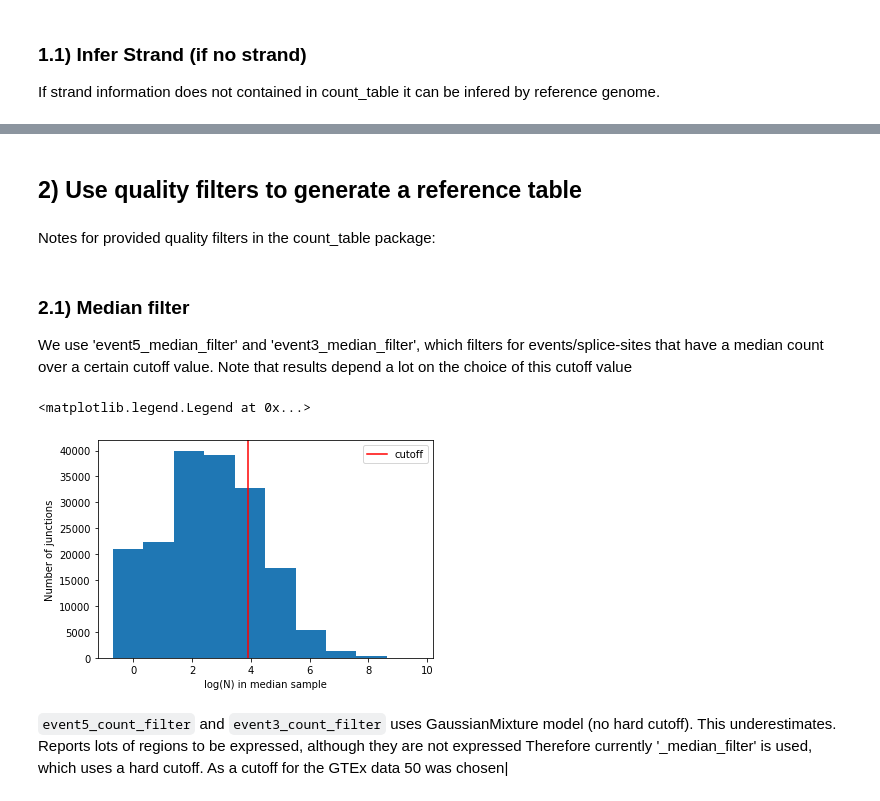
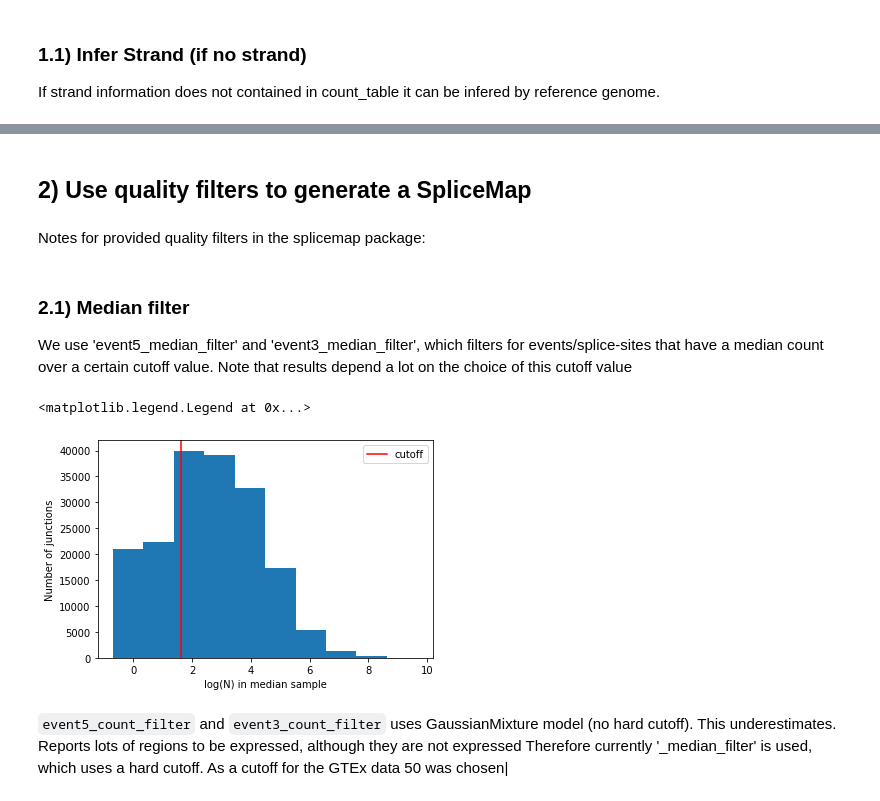
Before and after one commit to gagneurlab/splicemap, a Jupyter notebook: notebooks/example.ipynb, the cells around one changed output, grey strips where cells are left out. Drawn from its saved outputs; the diff is of its cells as text; code cells hidden in the pictures.

```diff
--- a/notebooks/example.ipynb
+++ b/notebooks/example.ipynb
@@ -15,4 +14,4 @@ gtf_junction_file = '/s/project/gtex-processed/mmsplice-scripts/data/processed/j
 ## 1) Read in example file
 # %%
 path = '/s/project/gtex-processed/mmsplice-scripts/data/processed/junction-annotation/Brain_Cortex_raw_count_table.csv'
-ct = CountTable.read_csv(path)
+ct = SpliceCountTable.read_csv(path)
@@ -45,19 +71,19 @@ ct.df
 # %% [markdown]
-## 2) Use quality filters to generate a reference table
+## 2) Use quality filters to generate a SpliceMap
 # %% [markdown]
-Notes for provided quality filters in the count_table package:
+Notes for provided quality filters in the splicemap package:
 # %% [markdown]
 ### 2.1) Median filter
 We use 'event5_median_filter' and 'event3_median_filter', which filters for events/splice-sites that have a median count over a certain cutoff value. Note that results depend a lot on the choice of this cutoff value
 # %%
-cutoff = 50
+cutoff = 5
 
 ct.plot_median_read_hist_event5()
 plt.axvline(np.log(cutoff), 0, 1, label='cutoff', c='red')
 plt.legend()
 # %% [output]
 <matplotlib.legend.Legend at 0x...>
-[figure, old version]
+[figure, new version]
 # %%
 ct_psi5 = ct.event5_median_filter(cutoff=cutoff)
 ct_psi3 = ct.event3_median_filter(cutoff=cutoff)
```
Also changed, not shown: parts of 18 cells of this notebook, 4 other files.
